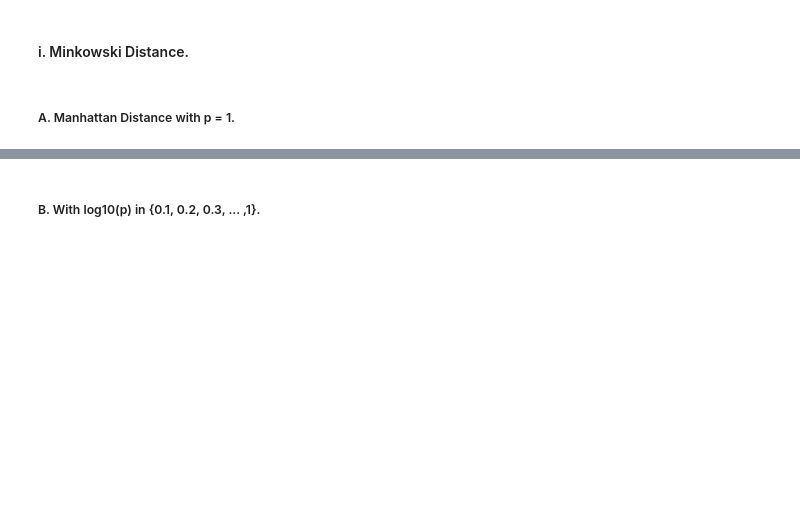
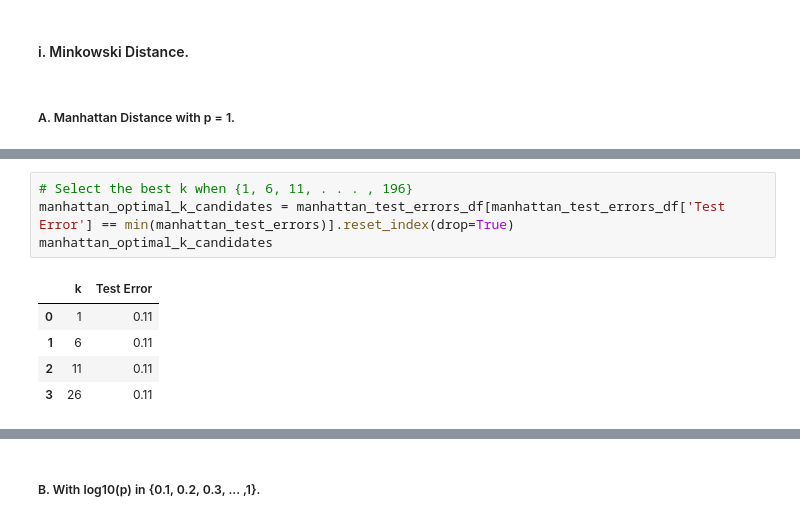
Before and after one commit to egunadi/dsci552-hw1, a Jupyter notebook: notebook/Gunadi_Eben_HW1.ipynb, the cells around one changed output, grey strips where cells are left out. Saved outputs shown, nothing was run; the diff lists cells and outputs as text; blank space fills up the shorter version.

```diff
--- a/notebook/Gunadi_Eben_HW1.ipynb
+++ b/notebook/Gunadi_Eben_HW1.ipynb
@@ -278,0 +382,10 @@ plt.show()
+# %%
+# Select the best k when {1, 6, 11, . . . , 196}
+manhattan_optimal_k_candidates = manhattan_test_errors_df[manhattan_test_errors_df['Test Error'] == min(manhattan_test_errors)].reset_index(drop=True)
+manhattan_optimal_k_candidates
+# %% [output]
+|  | k | Test Error |
+| 0 | 1 | 0.11 |
+| 1 | 6 | 0.11 |
+| 2 | 11 | 0.11 |
+| 3 | 26 | 0.11 |
```
Also changed, not shown: parts of 17 cells of this notebook.
